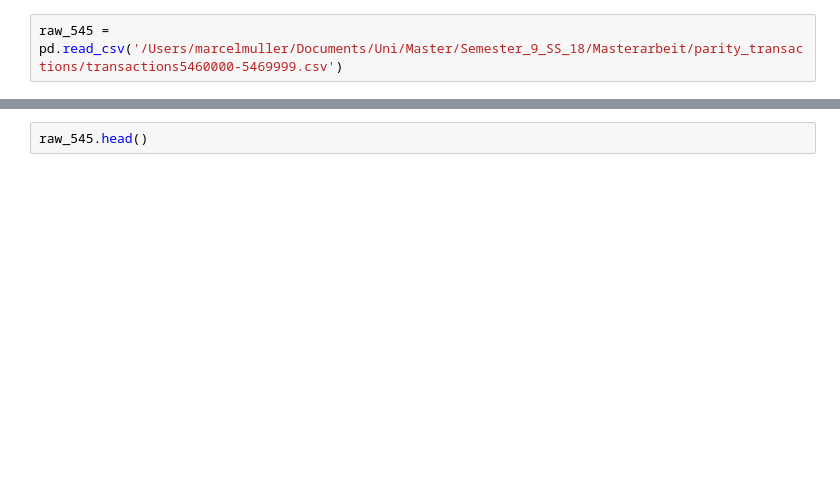
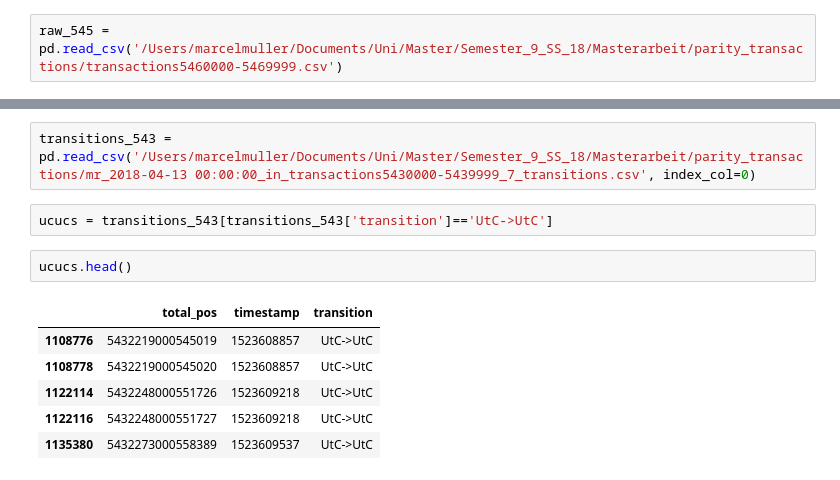
Before and after one commit to captain-red-baron/distributed-ledger-process-miner, a Jupyter notebook: analysis/transition_analysis.ipynb, the cells around one changed output, grey strips where cells are left out. Cells and saved outputs as stored; diff of their text form; blank space fills up the shorter version.

Commit message:
added more transition analysis

```diff
--- a/analysis/transition_analysis.ipynb
+++ b/analysis/transition_analysis.ipynb
@@ -163,2 +192,13 @@ raw_545 = pd.read_csv('/Users/marcelmuller/Documents/Uni/Master/Semester_9_SS_18
+# %%
+transitions_543 = pd.read_csv('/Users/marcelmuller/Documents/Uni/Master/Semester_9_SS_18/Masterarbeit/parity_transactions/mr_2018-04-13 00:00:00_in_transactions5430000-5439999_7_transitions.csv', index_col=0)
+# %%
+ucucs = transitions_543[transitions_543['transition']=='UtC->UtC']
 # %%
-raw_545.head()
+ucucs.head()
+# %% [output]
+|  | total_pos | timestamp | transition |
+| 1108776 | 5432219000545019 | 1523608857 | UtC->UtC |
+| 1108778 | 5432219000545020 | 1523608857 | UtC->UtC |
+| 1122114 | 5432248000551726 | 1523609218 | UtC->UtC |
+| 1122116 | 5432248000551727 | 1523609218 | UtC->UtC |
+| 1135380 | 5432273000558389 | 1523609537 | UtC->UtC |
```
Also changed, not shown: parts of 16 cells of this notebook, 2 other files.
